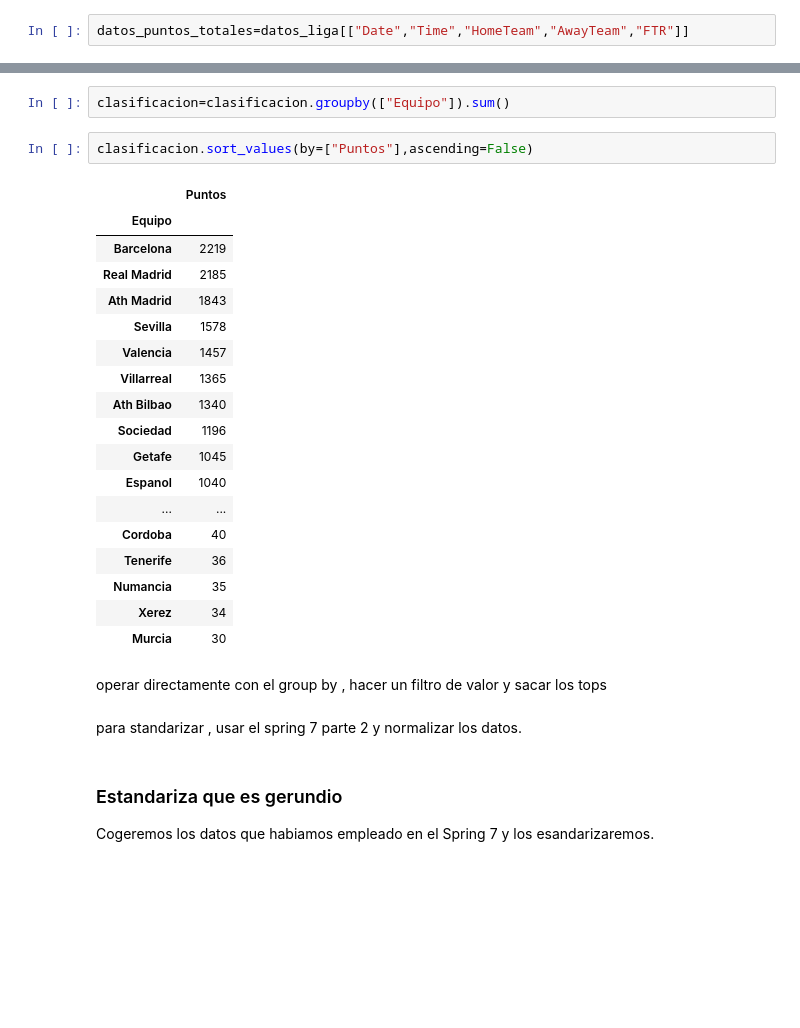
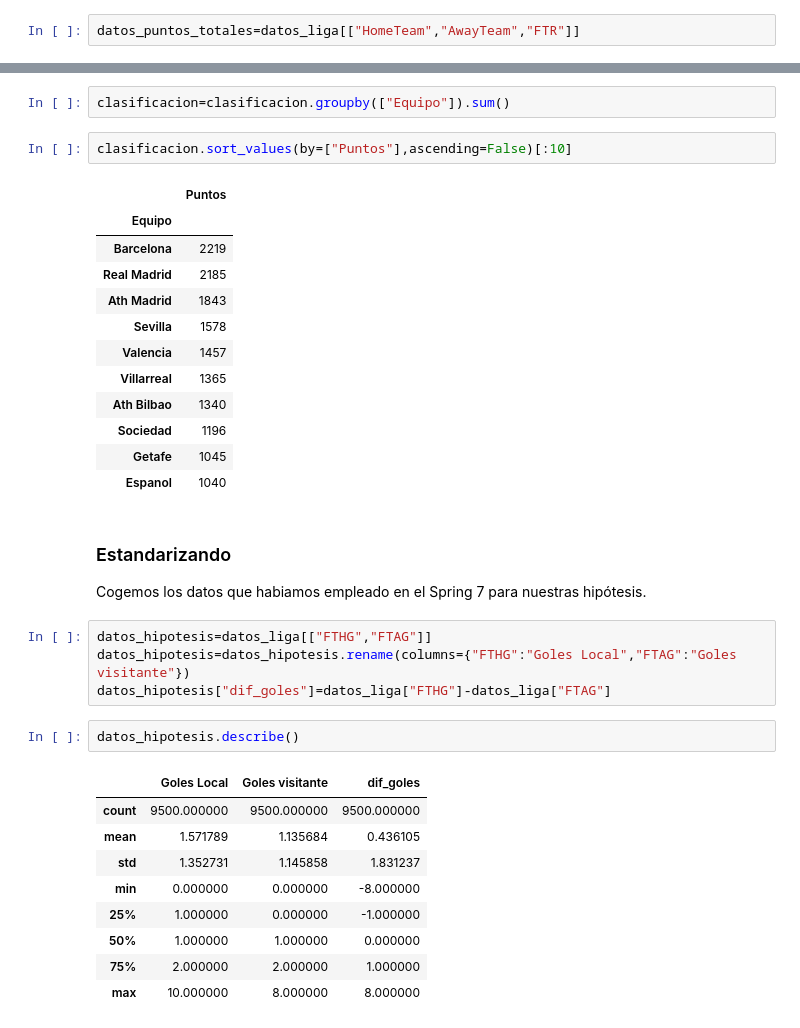
Before and after one commit to tonipelaez/featuring-engineering, a Jupyter notebook: Spring8.ipynb, the cells around one changed output, grey strips where cells are left out. Cells and saved outputs as stored; diff of their text form; blank space fills up the shorter version.

```diff
--- a/Spring8.ipynb
+++ b/Spring8.ipynb
@@ -59,5 +57,5 @@ Como venimos haciendo nos olvidamos de toda la sección de apuestas , no nos int
 # %%
-datos_puntos_totales=datos_liga[["Date","Time","HomeTeam","AwayTeam","FTR"]]
+datos_puntos_totales=datos_liga[["HomeTeam","AwayTeam","FTR"]]
 # %%
 datos_puntos_totales.dtypes
 # %% [output]
@@ -184,30 +185,36 @@ resultados_local_2=datos_puntos_totales.groupby(["HomeTeam"]).sum()
 # %%
 clasificacion=clasificacion.groupby(["Equipo"]).sum()
 # %%
-clasificacion.sort_values(by=["Puntos"],ascending=False)
+clasificacion.sort_values(by=["Puntos"],ascending=False)[:10]
 # %% [output]
 |  | Puntos |
 | Equipo |  |
 | Barcelona | 2219 |
 | Real Madrid | 2185 |
 | Ath Madrid | 1843 |
 | Sevilla | 1578 |
 | Valencia | 1457 |
 | Villarreal | 1365 |
 | Ath Bilbao | 1340 |
 | Sociedad | 1196 |
 | Getafe | 1045 |
 | Espanol | 1040 |
-| ... | ... |
-| Cordoba | 40 |
-| Tenerife | 36 |
-| Numancia | 35 |
-| Xerez | 34 |
-| Murcia | 30 |
-# %% [markdown]
-operar directamente con el group by , hacer un filtro de valor y sacar los tops
-# %% [markdown]
-para standarizar , usar el spring 7 parte 2 y normalizar los datos.
 # %% [markdown]
-### Estandariza que es gerundio
-Cogeremos los datos que habiamos empleado en el Spring 7 y los esandarizaremos.
+### Estandarizando
+Cogemos los datos que habiamos empleado en el Spring 7 para nuestras hipótesis.
+# %%
+datos_hipotesis=datos_liga[["FTHG","FTAG"]]
+datos_hipotesis=datos_hipotesis.rename(columns={"FTHG":"Goles Local","FTAG":"Goles visitante"})
+datos_hipotesis["dif_goles"]=datos_liga["FTHG"]-datos_liga["FTAG"]
+# %%
+datos_hipotesis.describe()
+# %% [output]
+|  | Goles Local | Goles visitante | dif_goles |
+| count | 9500.000000 | 9500.000000 | 9500.000000 |
+| mean | 1.571789 | 1.135684 | 0.436105 |
+| std | 1.352731 | 1.145858 | 1.831237 |
+| min | 0.000000 | 0.000000 | -8.000000 |
+| 25% | 1.000000 | 0.000000 | -1.000000 |
+| 50% | 1.000000 | 1.000000 | 0.000000 |
+| 75% | 2.000000 | 2.000000 | 1.000000 |
+| max | 10.000000 | 8.000000 | 8.000000 |
```
Also changed, not shown: parts of 27 cells of this notebook.
